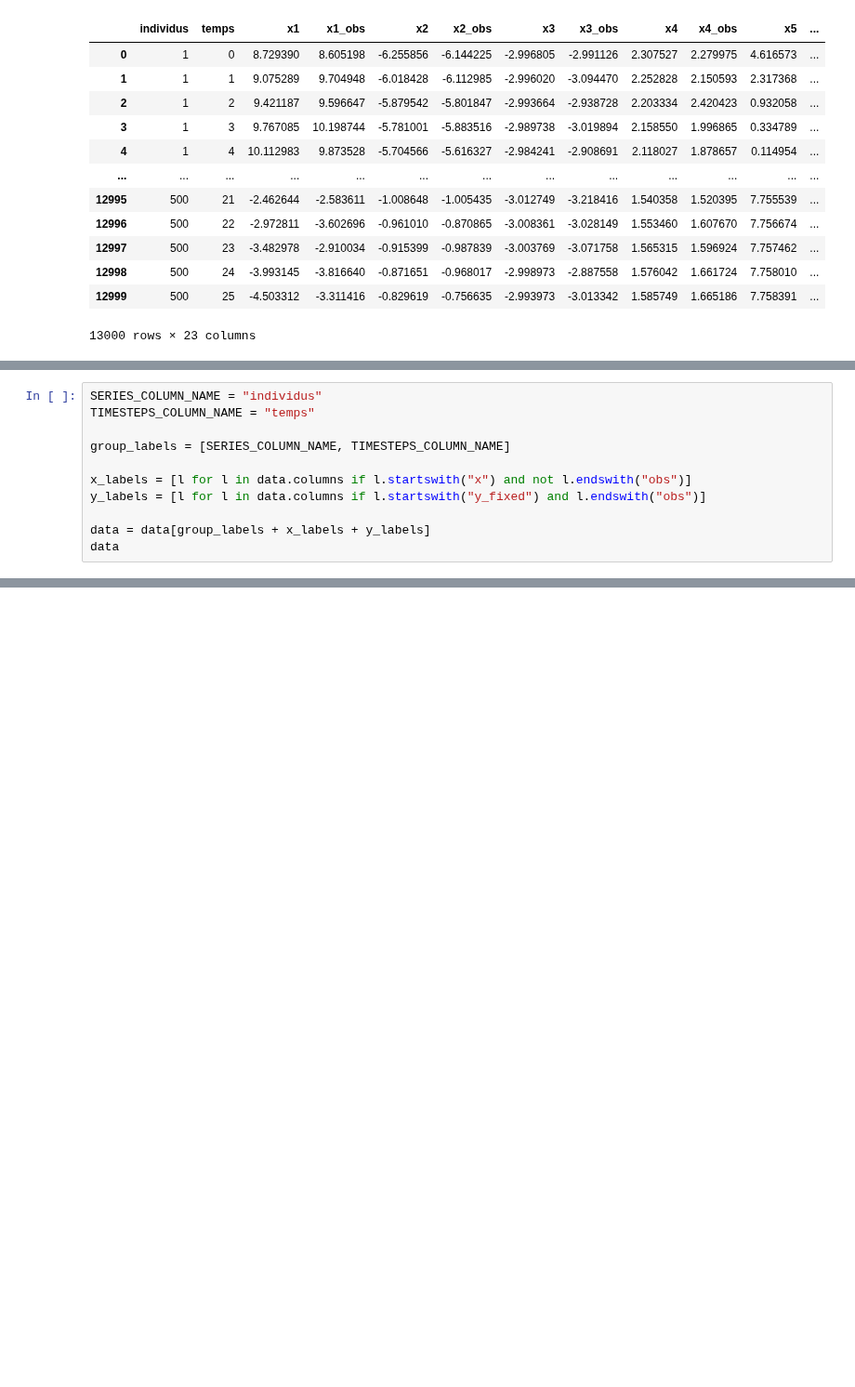
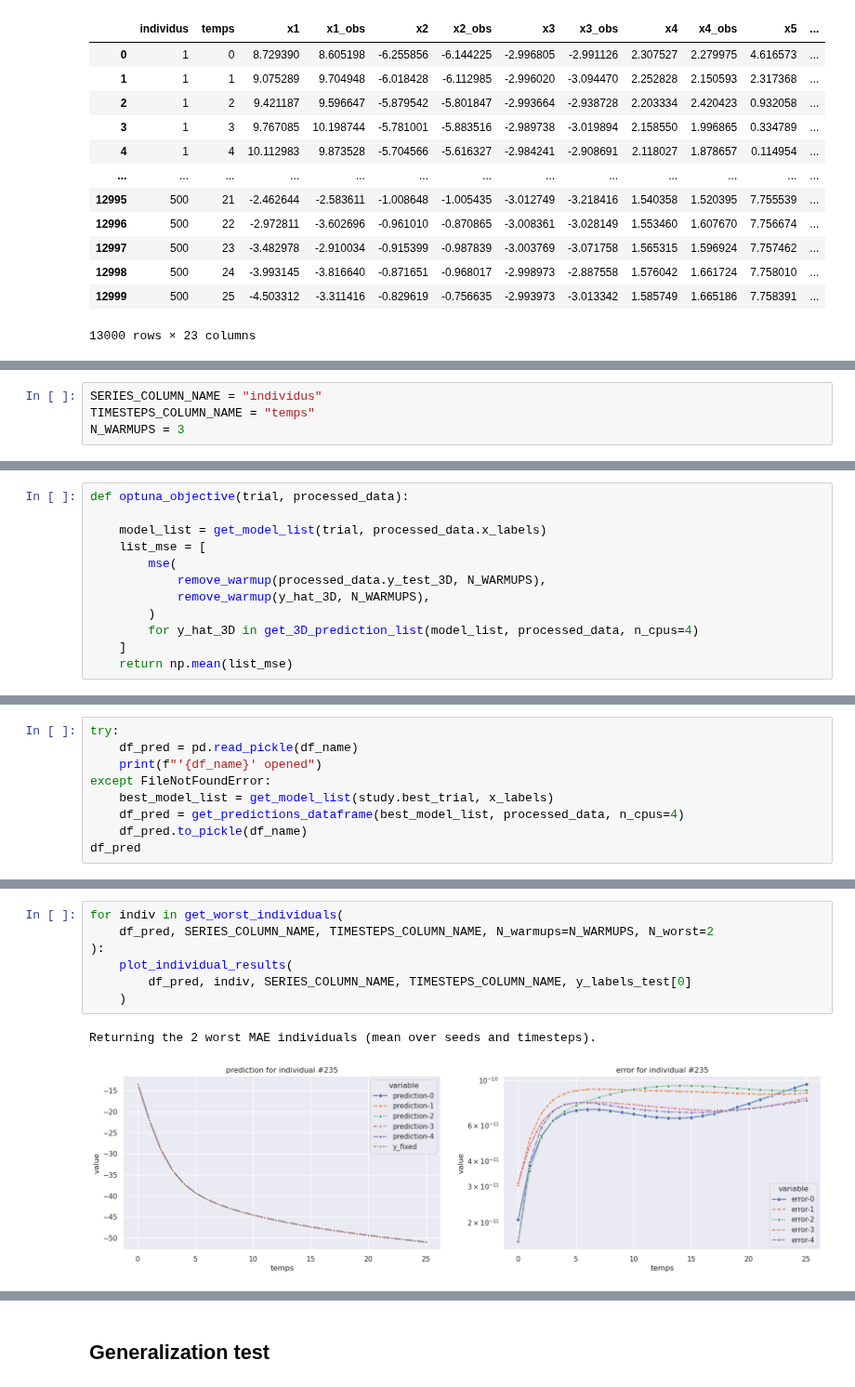
Before and after one commit to FrankwaP/subSISTM, a Jupyter notebook: models/reservoirs-synthetic_bph/00_basic_reservoir_test.ipynb, the cells around one changed output, grey strips where cells are left out. Shown at 93% size. Saved outputs shown, nothing was run; the diff lists cells and outputs as text; blank space fills up the shorter version.

```diff
--- a/models/reservoirs-synthetic_bph/00_basic_reservoir_test.ipynb
+++ b/models/reservoirs-synthetic_bph/00_basic_reservoir_test.ipynb
@@ -48,11 +47,0 @@ We'll use:
-# %%
-SERIES_COLUMN_NAME = "individus"
-TIMESTEPS_COLUMN_NAME = "temps"
-
-group_labels = [SERIES_COLUMN_NAME, TIMESTEPS_COLUMN_NAME]
-
-x_labels = [l for l in data.columns if l.startswith("x") and not l.endswith("obs")]
-y_labels = [l for l in data.columns if l.startswith("y_fixed") and l.endswith("obs")]
-
-data = data[group_labels + x_labels + y_labels]
-data
@@ -438,0 +48,4 @@ plot_pred(y_pred, ind_list)
+# %%
+SERIES_COLUMN_NAME = "individus"
+TIMESTEPS_COLUMN_NAME = "temps"
+N_WARMUPS = 3
@@ -438,0 +126,12 @@ plot_pred(y_pred, ind_list)
+# %%
+def optuna_objective(trial, processed_data):
+
+    model_list = get_model_list(trial, processed_data.x_labels)
+    list_mse = [
+        mse(
+            remove_warmup(processed_data.y_test_3D, N_WARMUPS),
+            remove_warmup(y_hat_3D, N_WARMUPS),
+        )
+        for y_hat_3D in get_3D_prediction_list(model_list, processed_data, n_cpus=4)
+    ]
+    return np.mean(list_mse)
@@ -438,0 +194,9 @@ plot_pred(y_pred, ind_list)
+# %%
+try:
+    df_pred = pd.read_pickle(df_name)
+    print(f"'{df_name}' opened")
+except FileNotFoundError:
+    best_model_list = get_model_list(study.best_trial, x_labels)
+    df_pred = get_predictions_dataframe(best_model_list, processed_data, n_cpus=4)
+    df_pred.to_pickle(df_name)
+df_pred
@@ -438,0 +218,10 @@ plot_pred(y_pred, ind_list)
+# %%
+for indiv in get_worst_individuals(
+    df_pred, SERIES_COLUMN_NAME, TIMESTEPS_COLUMN_NAME, N_warmups=N_WARMUPS, N_worst=2
+):
+    plot_individual_results(
+        df_pred, indiv, SERIES_COLUMN_NAME, TIMESTEPS_COLUMN_NAME, y_labels_test[0]
+    )
+# %% [output]
+Returning the 2 worst MAE individuals (mean over seeds and timesteps).
+[figure, added]
@@ -438,0 +229,2 @@ plot_pred(y_pred, ind_list)
+# %% [markdown]
+## Generalization test
```
Also changed, not shown: parts of 58 cells of this notebook, 3 other files.
